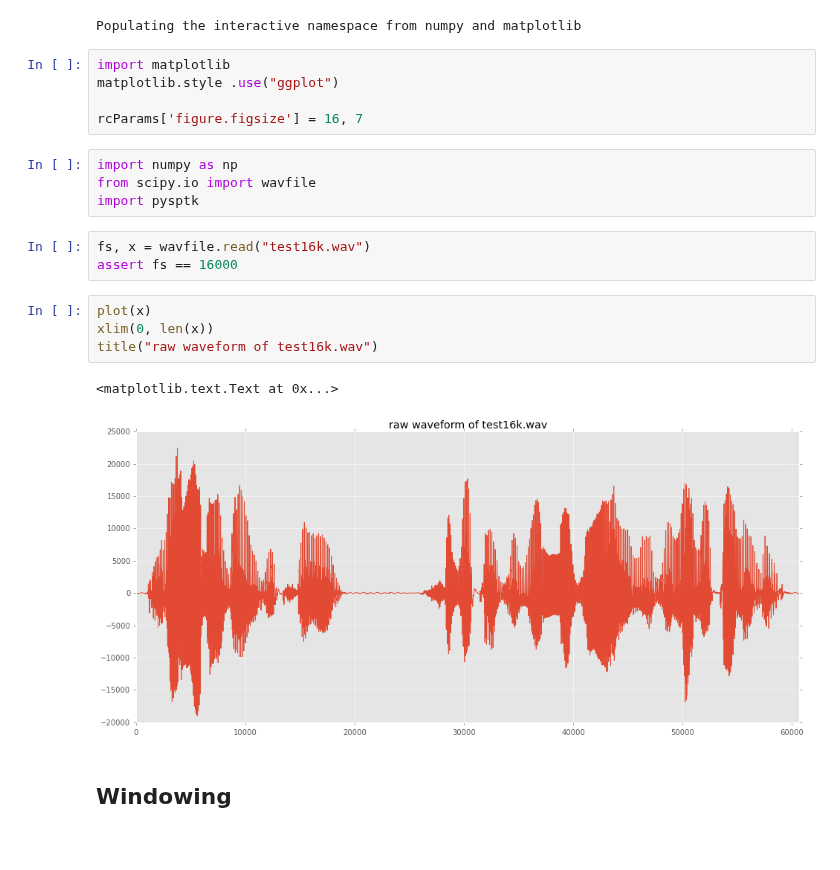
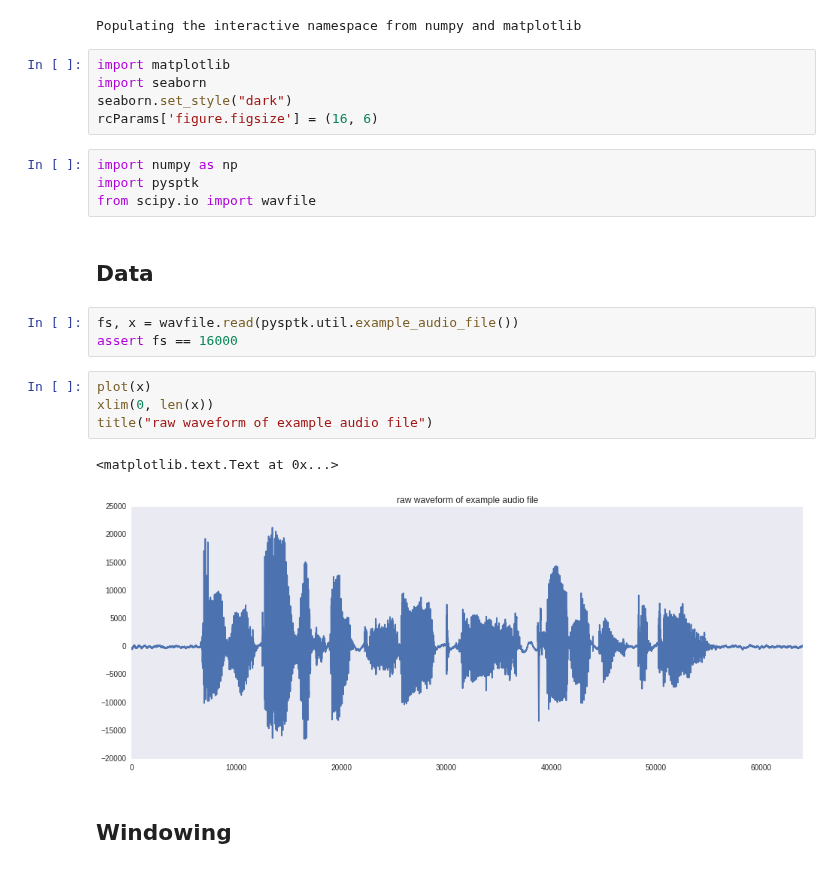
Before and after one commit to r9y9/pysptk, a Jupyter notebook: examples/pysptk introduction.ipynb, the cells around one changed output. Saved outputs shown, nothing was run; the diff lists cells and outputs as text.

Commit message:
Update notebooks to use audio data provided by pysptk.util.example_audio_file()
also delted test16k.wav

```diff
--- a/examples/pysptk introduction.ipynb
+++ b/examples/pysptk introduction.ipynb
@@ -15,23 +18,25 @@
 Populating the interactive namespace from numpy and matplotlib
 # %%
 import matplotlib
-matplotlib.style .use("ggplot")
-
-rcParams['figure.figsize'] = 16, 7
+import seaborn
+seaborn.set_style("dark")
+rcParams['figure.figsize'] = (16, 6)
 # %%
 import numpy as np
+import pysptk
 from scipy.io import wavfile
-import pysptk
+# %% [markdown]
+## Data
 # %%
-fs, x = wavfile.read("test16k.wav")
+fs, x = wavfile.read(pysptk.util.example_audio_file())
 assert fs == 16000
 # %%
 plot(x)
 xlim(0, len(x))
-title("raw waveform of test16k.wav")
+title("raw waveform of example audio file")
 # %% [output]
 <matplotlib.text.Text at 0x...>
-[figure, old version]
+[figure, new version]
 # %% [markdown]
 ## Windowing
 # %%
```
Also changed, not shown: parts of 10 cells of this notebook, 3 other files.
